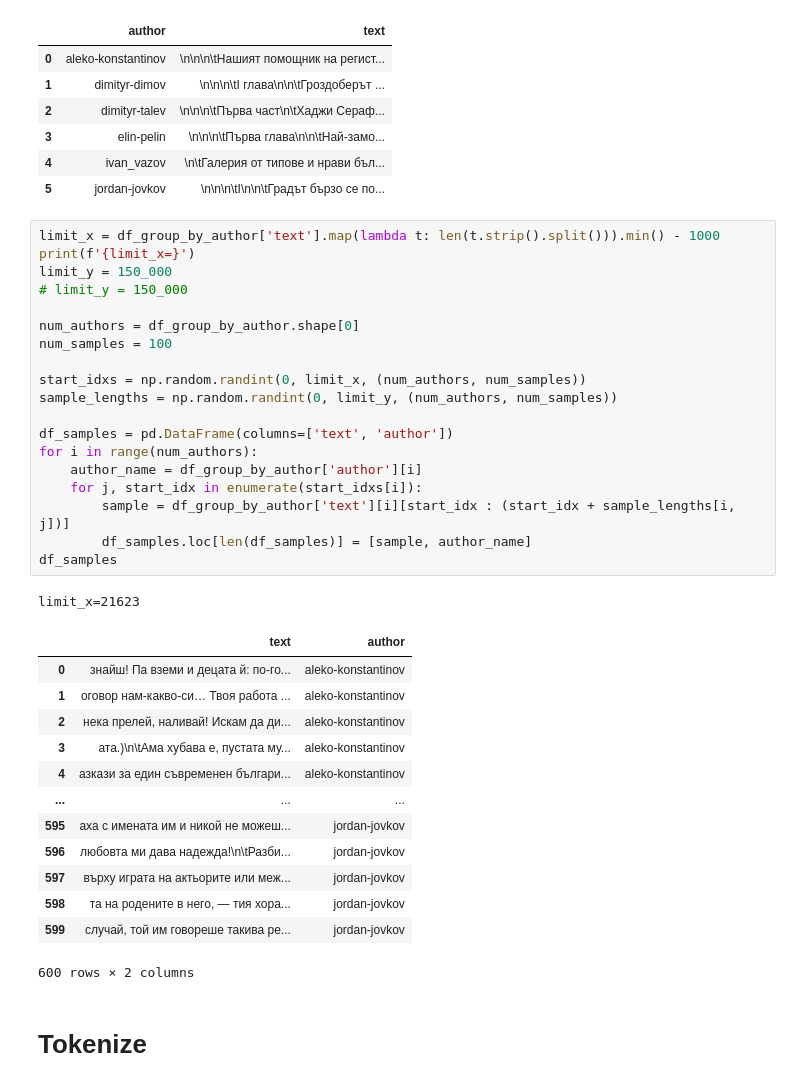
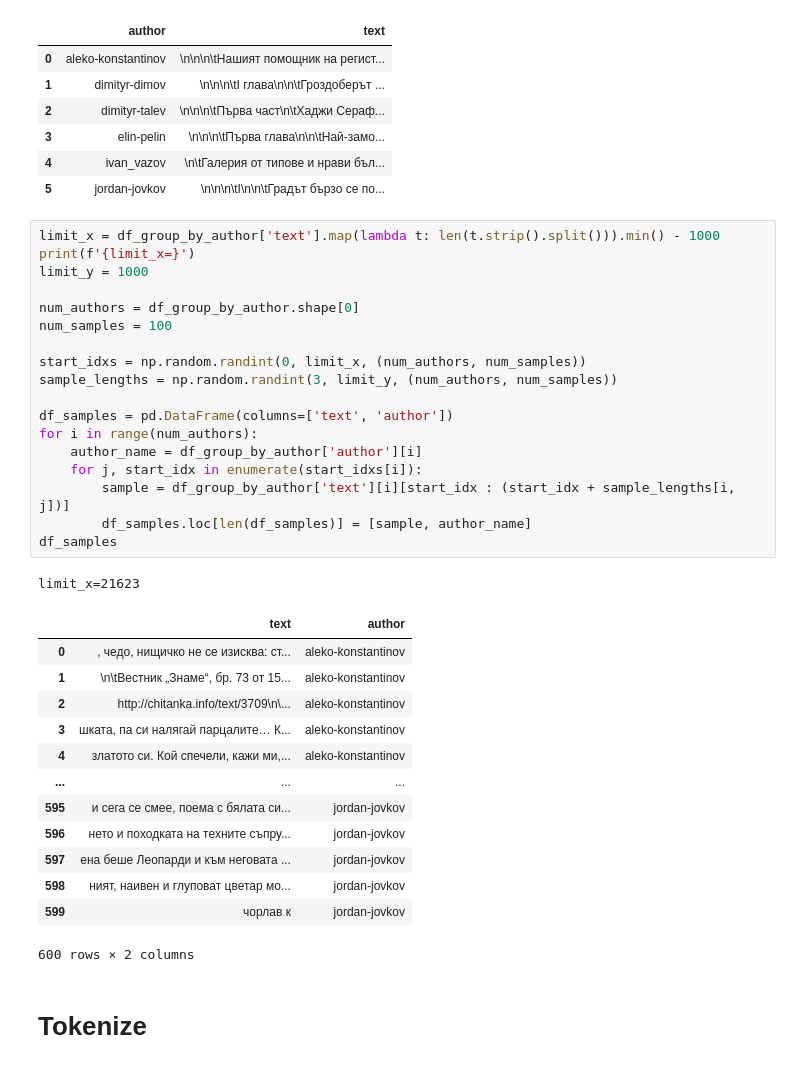
Before and after one commit to SimeonHristov99/ati, a Jupyter notebook: src/03_data_preparation.ipynb, the cells around one changed output. Saved outputs shown, nothing was run; the diff lists cells and outputs as text.

```diff
--- a/src/03_data_preparation.ipynb
+++ b/src/03_data_preparation.ipynb
@@ -39,36 +39,35 @@ df_group_by_author
 # %%
 limit_x = df_group_by_author['text'].map(lambda t: len(t.strip().split())).min() - 1000
 print(f'{limit_x=}')
-limit_y = 150_000
-# limit_y = 150_000
+limit_y = 1000
 
 num_authors = df_group_by_author.shape[0]
 num_samples = 100
 
 start_idxs = np.random.randint(0, limit_x, (num_authors, num_samples))
-sample_lengths = np.random.randint(0, limit_y, (num_authors, num_samples))
+sample_lengths = np.random.randint(3, limit_y, (num_authors, num_samples))
 
 df_samples = pd.DataFrame(columns=['text', 'author'])
 for i in range(num_authors):
     author_name = df_group_by_author['author'][i]
     for j, start_idx in enumerate(start_idxs[i]):
         sample = df_group_by_author['text'][i][start_idx : (start_idx + sample_lengths[i, j])]
         df_samples.loc[len(df_samples)] = [sample, author_name]
 df_samples
 # %% [output]
 limit_x=21623
 |  | text | author |
-| 0 | знайш! Па вземи и децата й: по-го... | aleko-konstantinov |
-| 1 | оговор нам-какво-си… Твоя работа ... | aleko-konstantinov |
-| 2 | нека прелей, наливай! Искам да ди... | aleko-konstantinov |
-| 3 | ата.)\n\tАма хубава е, пустата му... | aleko-konstantinov |
-| 4 | азкази за един съвременен българи... | aleko-konstantinov |
+| 0 | , чедо, нищичко не се изисква: ст... | aleko-konstantinov |
+| 1 | \n\tВестник „Знаме“, бр. 73 от 15... | aleko-konstantinov |
+| 2 | http://chitanka.info/text/3709\n\... | aleko-konstantinov |
+| 3 | шката, па си налягай парцалите… К... | aleko-konstantinov |
+| 4 | златото си. Кой спечели, кажи ми,... | aleko-konstantinov |
 | ... | ... | ... |
-| 595 | аха с имената им и никой не можеш... | jordan-jovkov |
-| 596 | любовта ми дава надежда!\n\tРазби... | jordan-jovkov |
-| 597 | върху играта на актьорите или меж... | jordan-jovkov |
-| 598 | та на родените в него, — тия хора... | jordan-jovkov |
-| 599 | случай, той им говореше такива ре... | jordan-jovkov |
+| 595 | и сега се смее, поема с бялата си... | jordan-jovkov |
+| 596 | нето и походката на техните съпру... | jordan-jovkov |
+| 597 | ена беше Леопарди и към неговата ... | jordan-jovkov |
+| 598 | ният, наивен и глуповат цветар мо... | jordan-jovkov |
+| 599 | чорлав к | jordan-jovkov |
 600 rows × 2 columns
 # %% [markdown]
 # Tokenize
```
Also changed, not shown: parts of 2 cells of this notebook, 7 other files.
